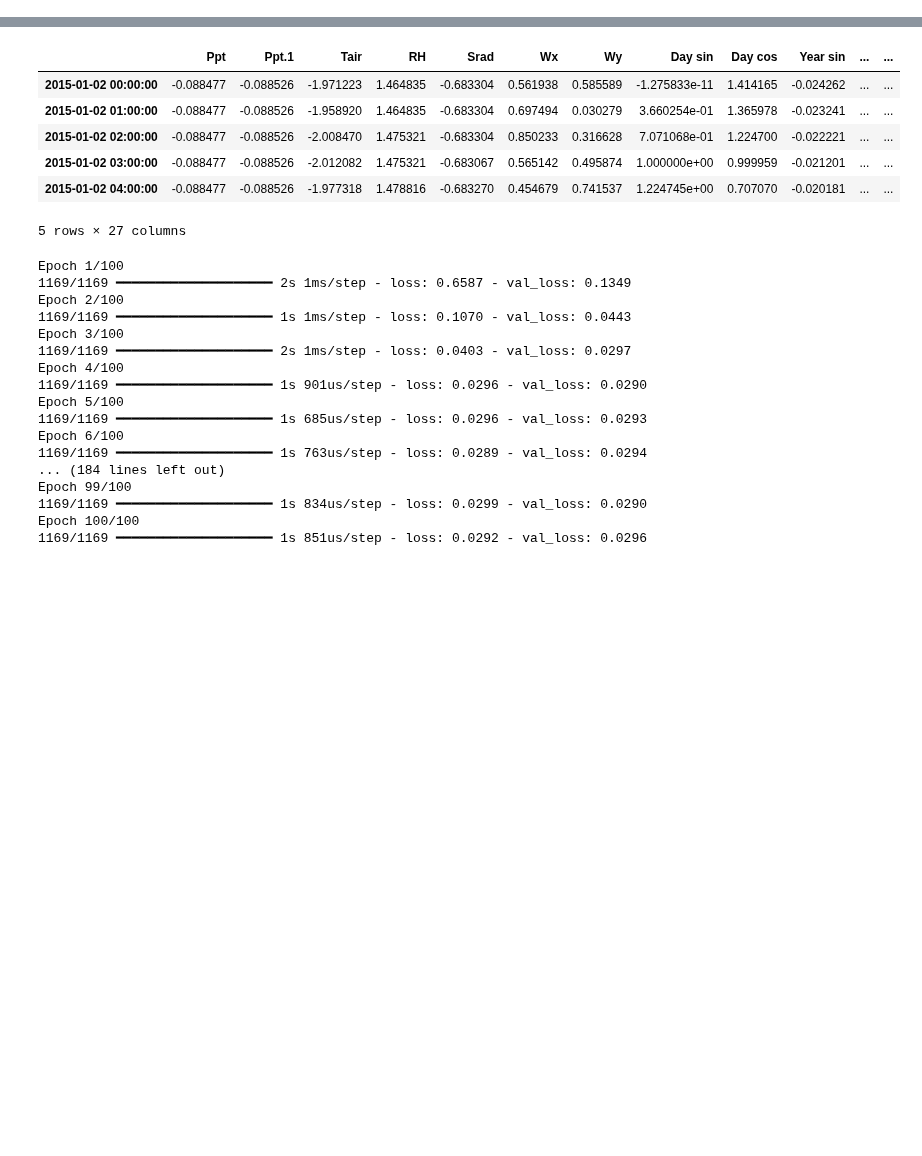
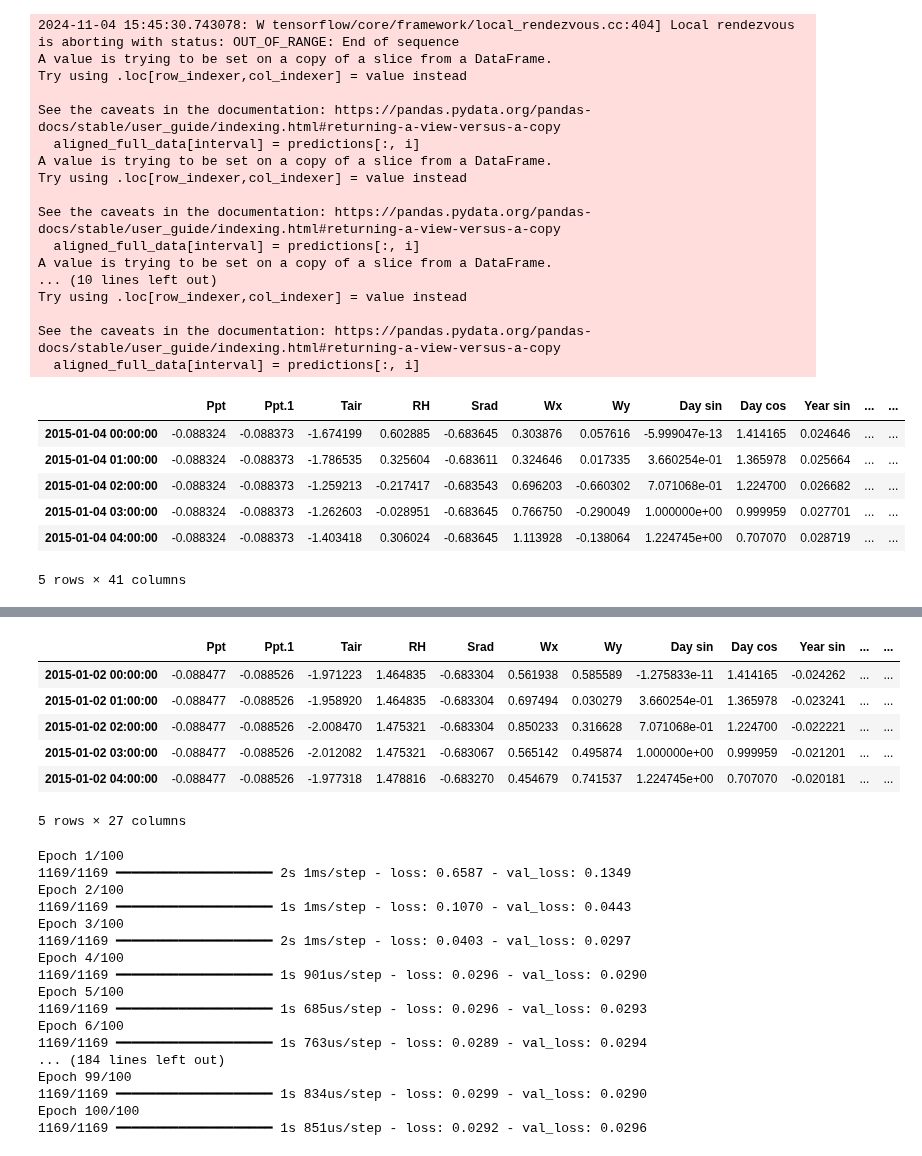
Before and after one commit to kiat/tx-soil-moisture, a Jupyter notebook: Precipitation-Percentage-Forecasting/linear_regression_prediction.ipynb, the cells around one changed output, grey strips where cells are left out. Drawn from its saved outputs; the diff is of its cells as text; code cells hidden in the pictures; blank space fills up the shorter version.

```diff
--- a/Precipitation-Percentage-Forecasting/linear_regression_prediction.ipynb
+++ b/Precipitation-Percentage-Forecasting/linear_regression_prediction.ipynb
@@ -36,0 +45,9 @@ df.head()
+# %%
+val_performance = {}
+performance = {}
+num_features = df.shape[1]
+lstm_model = lstm(5, num_features)
+history = compile_and_fit(lstm_model, window)
+
+val_performance['Lstm'] = lstm_model.evaluate(window.val, return_dict=True)
+performance['Lstm'] = lstm_model.evaluate(window.test, verbose=0, return_dict=True)
@@ -36,0 +74,33 @@ df.head()
+# %%
+# Combine train, validation, and test data for full prediction if necessary
+full_data = df.copy()
+
+# Create a window generator for the full dataset
+full_window = create_window(
+    input_width=24,
+    label_width=1,
+    shift=1,
+    train_df=full_data,
+    val_df=val_df,  # Use the existing val and test for other purposes
+    test_df=test_df,
+    label_columns=['Predicted_Rain_Next_Hour_1h', 'Predicted_Rain_Next_Hour_3h', 'Predicted_Rain_Next_Hour_6h', 'Predicted_Rain_Next_Hour_12h', 'Predicted_Rain_Next_Hour_24h']
+)
+
+# Generate predictions
+predictions = []
+for inputs, _ in full_window.make_dataset(full_data):
+    batch_predictions = lstm_model.predict(inputs)
+    predictions.append(batch_predictions)
+
+# Flatten and reshape predictions to fit into the DataFrame
+predictions = np.concatenate(predictions, axis=0)  # Shape should match the total number of rows in full_data
+
+aligned_full_data = full_data.iloc[full_window.input_width:]  # Adjusting for the input window length
+
+# Add predictions as new columns in `aligned_full_data`
+for i, interval in enumerate(['Ppt_pred_1hr', 'Ppt_pred_3hr', 'Ppt_pred_6hr', 'Ppt_pred_12hr', 'Ppt_pred_24hr']):
+    aligned_full_data[interval] = predictions[:, i]
+
+# Display the resulting DataFrame with predictions
+aligned_full_data.head()
+# %% [output]
@@ -36,0 +124,24 @@ df.head()
+2024-11-04 15:45:30.743078: W tensorflow/core/framework/local_rendezvous.cc:404] Local rendezvous is aborting with status: OUT_OF_RANGE: End of sequence
+A value is trying to be set on a copy of a slice from a DataFrame.
+Try using .loc[row_indexer,col_indexer] = value instead
+
+See the caveats in the documentation: https://pandas.pydata.org/pandas-docs/stable/user_guide/indexing.html#returning-a-view-versus-a-copy
+  aligned_full_data[interval] = predictions[:, i]
+A value is trying to be set on a copy of a slice from a DataFrame.
+Try using .loc[row_indexer,col_indexer] = value instead
+
+See the caveats in the documentation: https://pandas.pydata.org/pandas-docs/stable/user_guide/indexing.html#returning-a-view-versus-a-copy
+  aligned_full_data[interval] = predictions[:, i]
+A value is trying to be set on a copy of a slice from a DataFrame.
+... (10 lines left out)
+Try using .loc[row_indexer,col_indexer] = value instead
+
+See the caveats in the documentation: https://pandas.pydata.org/pandas-docs/stable/user_guide/indexing.html#returning-a-view-versus-a-copy
+  aligned_full_data[interval] = predictions[:, i]
+|  | Ppt | Ppt.1 | Tair | RH | Srad | Wx | Wy | Day sin | Day cos | Year sin | ... | ... |
+| 2015-01-04 00:00:00 | -0.088324 | -0.088373 | -1.674199 | 0.602885 | -0.683645 | 0.303876 | 0.057616 | -5.999047e-13 | 1.414165 | 0.024646 | ... | ... |
+| 2015-01-04 01:00:00 | -0.088324 | -0.088373 | -1.786535 | 0.325604 | -0.683611 | 0.324646 | 0.017335 | 3.660254e-01 | 1.365978 | 0.025664 | ... | ... |
+| 2015-01-04 02:00:00 | -0.088324 | -0.088373 | -1.259213 | -0.217417 | -0.683543 | 0.696203 | -0.660302 | 7.071068e-01 | 1.224700 | 0.026682 | ... | ... |
+| 2015-01-04 03:00:00 | -0.088324 | -0.088373 | -1.262603 | -0.028951 | -0.683645 | 0.766750 | -0.290049 | 1.000000e+00 | 0.999959 | 0.027701 | ... | ... |
+| 2015-01-04 04:00:00 | -0.088324 | -0.088373 | -1.403418 | 0.306024 | -0.683645 | 1.113928 | -0.138064 | 1.224745e+00 | 0.707070 | 0.028719 | ... | ... |
+5 rows × 41 columns
```
Also changed, not shown: parts of 10 cells of this notebook, 7 other files.
